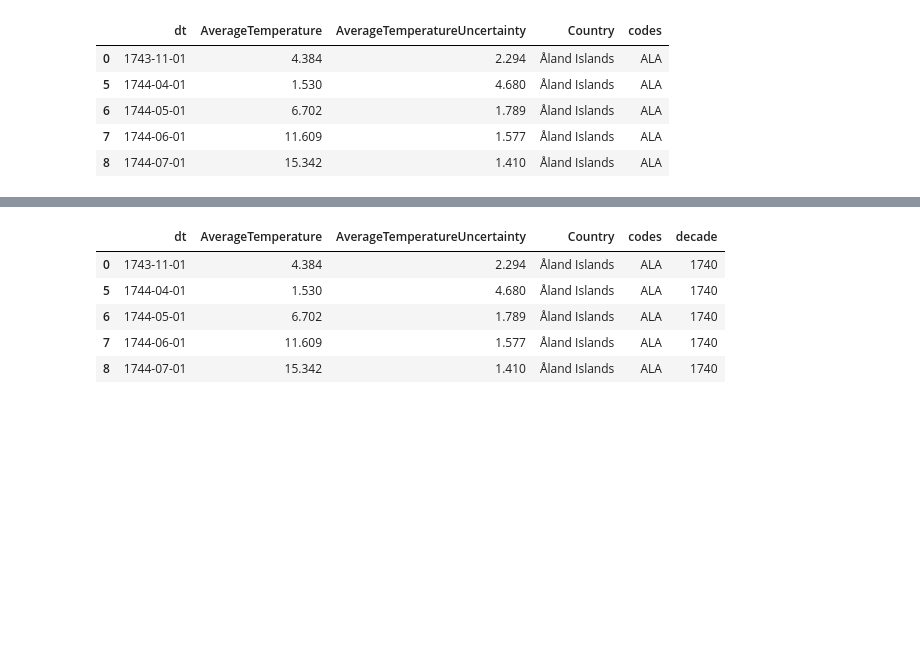
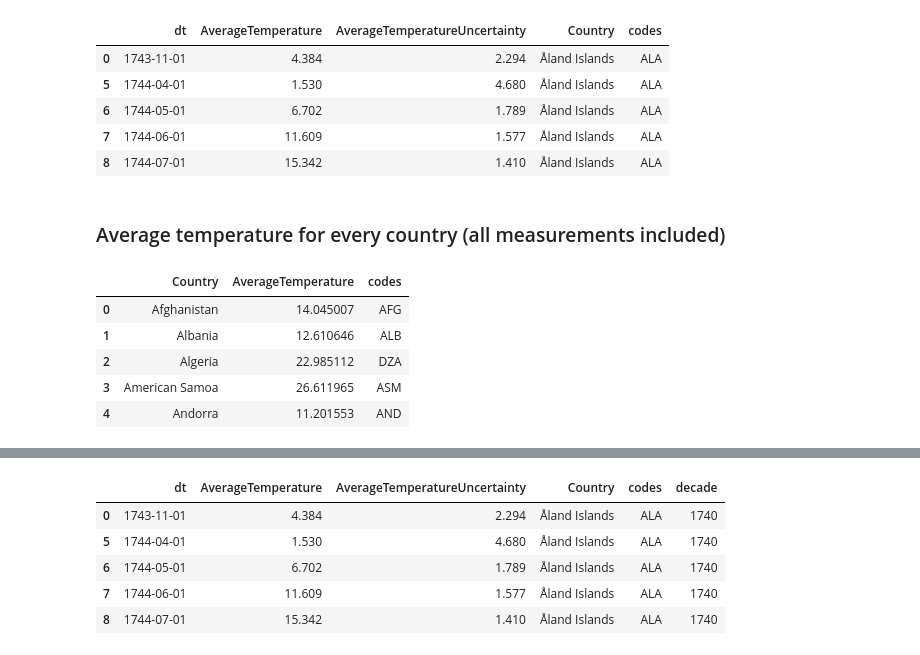
Before and after one commit to juliuszciazynski/Portfolio, a Jupyter notebook: Global_Warming/global_warming_analysis.ipynb, the cells around one changed output, grey strips where cells are left out. Cells and saved outputs as stored; diff of their text form; code cells hidden in the pictures; blank space fills up the shorter version.

```diff
--- a/Global_Warming/global_warming_analysis.ipynb
+++ b/Global_Warming/global_warming_analysis.ipynb
@@ -83,8 +102,19 @@ df.head()
 | 6 | 1744-05-01 | 6.702 | 1.789 | Åland Islands | ALA |
 | 7 | 1744-06-01 | 11.609 | 1.577 | Åland Islands | ALA |
 | 8 | 1744-07-01 | 15.342 | 1.410 | Åland Islands | ALA |
+# %% [markdown]
+### Average temperature for every country (all measurements included)
 # %%
 average_temp = df.groupby('Country')['AverageTemperature'].mean().reset_index()
 for c in countries:
     condition = (average_temp['Country'] == c.name)
     average_temp.loc[condition, 'codes'] = c.alpha3
+# %%
+average_temp.head()
+# %% [output]
+|  | Country | AverageTemperature | codes |
+| 0 | Afghanistan | 14.045007 | AFG |
+| 1 | Albania | 12.610646 | ALB |
+| 2 | Algeria | 22.985112 | DZA |
+| 3 | American Samoa | 26.611965 | ASM |
+| 4 | Andorra | 11.201553 | AND |
```
Also changed, not shown: parts of 22 cells of this notebook.
